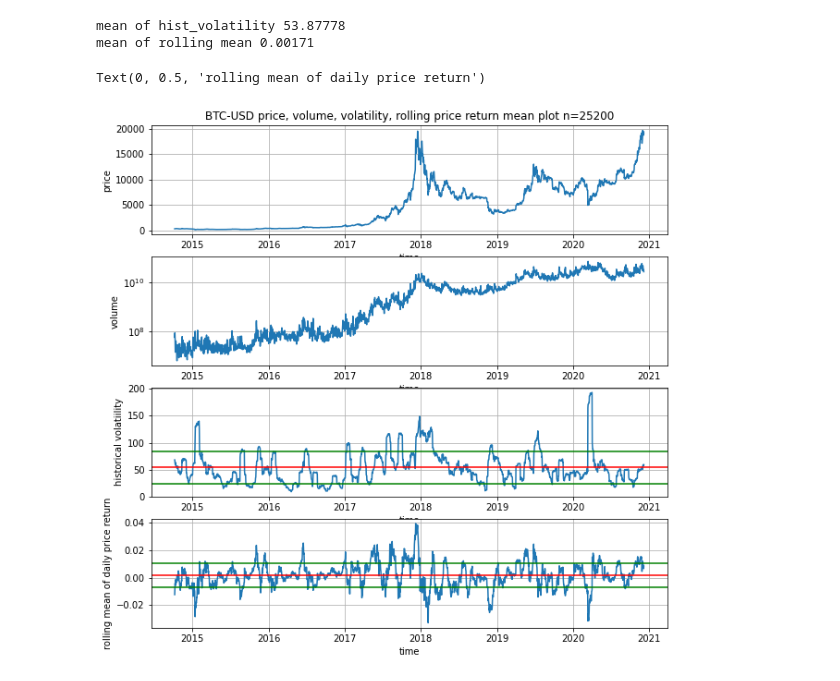
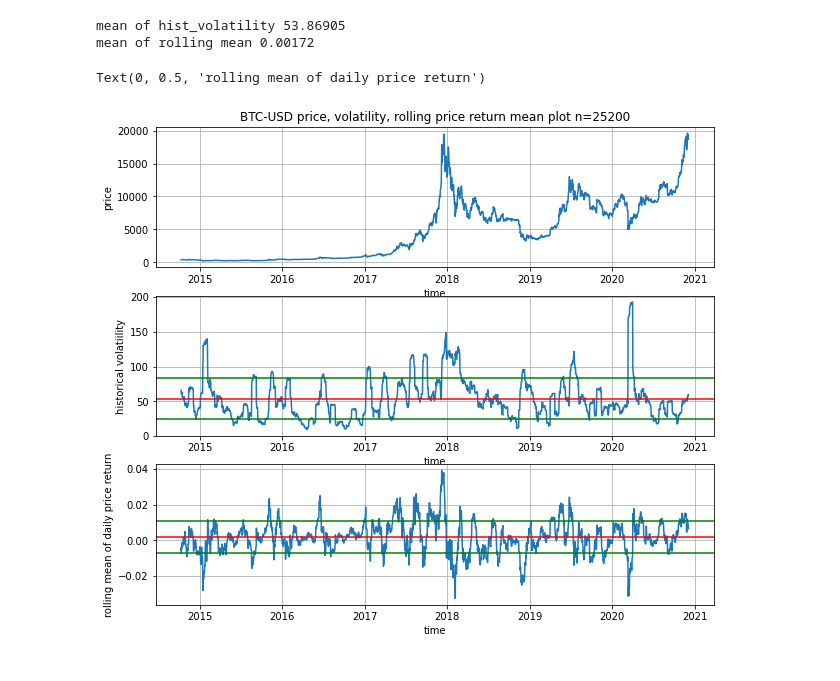
Before and after one commit to pangyuteng/public-misc, a Jupyter notebook: finance/btc/mean-reversion.ipynb, the cells around one changed output. Cells and saved outputs as stored; diff of their text form; code cells hidden in the pictures.

Commit message:
checking volatility for btc

```diff
--- a/finance/btc/mean-reversion.ipynb
+++ b/finance/btc/mean-reversion.ipynb
@@ -23,54 +23,57 @@ df['log_ret'] = np.log(df.price) - np.log(df.price.shift(1))
 df['ret_mean'] = df.log_ret.rolling(21).mean()
 # https://en.wikipedia.org/wiki/Volatility_(finance) "annualized vol" but looking back only 21 days
 df['hist_volatility'] = df.log_ret.rolling(21).std()*np.sqrt(252)*100
+df['vol_chg'] = df.hist_volatility.pct_change()
 df = df.dropna()
 # %%
 the_vol_mean = df.hist_volatility.mean()
 the_vol_std = df.hist_volatility.std()
 print(f'mean of hist_volatility {the_vol_mean:1.5f}')
 the_ret_mean = df.ret_mean.mean()
-the_ret_tsd = df.ret_mean.std()
+the_ret_std = df.ret_mean.std()
 print(f'mean of rolling mean {the_ret_mean:1.5f}')
 # %% [output]
-mean of hist_volatility 53.87778
-mean of rolling mean 0.00171
+mean of hist_volatility 53.86905
+mean of rolling mean 0.00172
 # %%
 ind = -252*100
-plt.figure(0,figsize=(10,10))
-plt.subplot(411)
-plt.plot(df.iloc[ind:].price)
-plt.title(f'{symbol} price, volume, volatility, rolling price return mean plot n={np.abs(ind)}')
-plt.xlabel('time')
-plt.ylabel('price')
-plt.grid(True)
-
-plt.subplot(412)
+plt.figure(0,figsize=(10,15))
+'''
+plt.subplot(511)
 plt.yscale('log')
 plt.plot(df.iloc[ind:].volume)
 plt.xlabel('time')
 plt.ylabel('volume')
 plt.grid(True)
+'''
 
-plt.subplot(413)
+plt.subplot(512)
+plt.plot(df.iloc[ind:].price)
+plt.title(f'{symbol} price, volatility, rolling price return mean plot n={np.abs(ind)}')
+plt.xlabel('time')
+plt.ylabel('price')
+plt.grid(True)
+
+plt.subplot(513)
 plt.plot(df.iloc[ind:].hist_volatility)
 plt.axhline(the_vol_mean,color='red')
 plt.axhline(the_vol_mean-the_vol_std,color='green')
 plt.axhline(the_vol_mean+the_vol_std,color='green')
 plt.xlabel('time')
 plt.ylabel('historical volatiility')
 plt.grid(True)
 
-plt.subplot(414)
+plt.subplot(514)
 plt.plot(df.iloc[ind:].ret_mean)
 plt.axhline(the_ret_mean,color='red')
-plt.axhline(the_ret_mean-the_ret_tsd,color='green')
-plt.axhline(the_ret_mean+the_ret_tsd,color='green')
+plt.axhline(the_ret_mean-the_ret_std,color='green')
+plt.axhline(the_ret_mean+the_ret_std,color='green')
 plt.grid(True)
 plt.xlabel('time')
 plt.ylabel('rolling mean of daily price return')
 # %% [output]
 Text(0, 0.5, 'rolling mean of daily price return')
-[figure, old version]
+[figure, new version]
 # %%
 # https://stackoverflow.com/questions/2369492/generate-a-heatmap-in-matplotlib-using-a-scatter-data-set
 from matplotlib.colors import LogNorm
```
Also changed, not shown: parts of 1 cell of this notebook.
